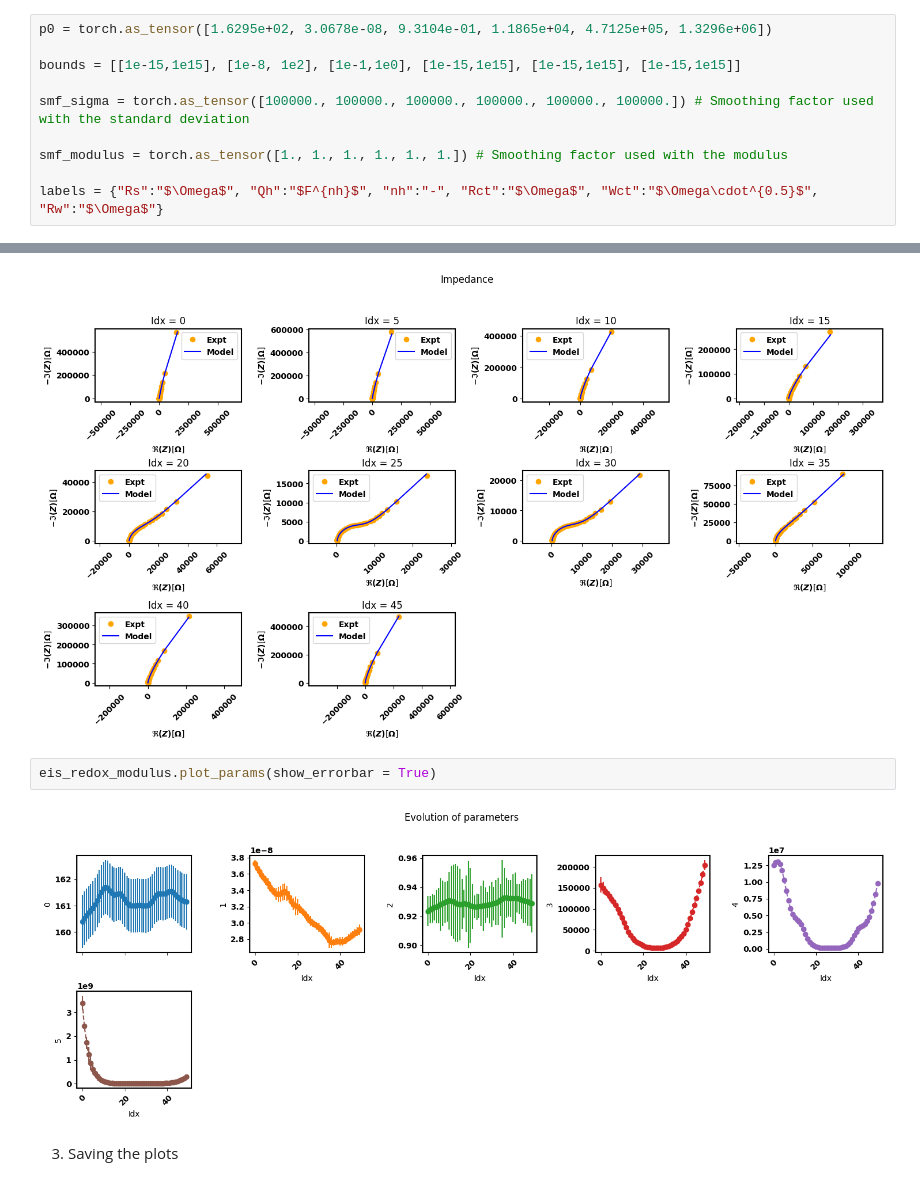
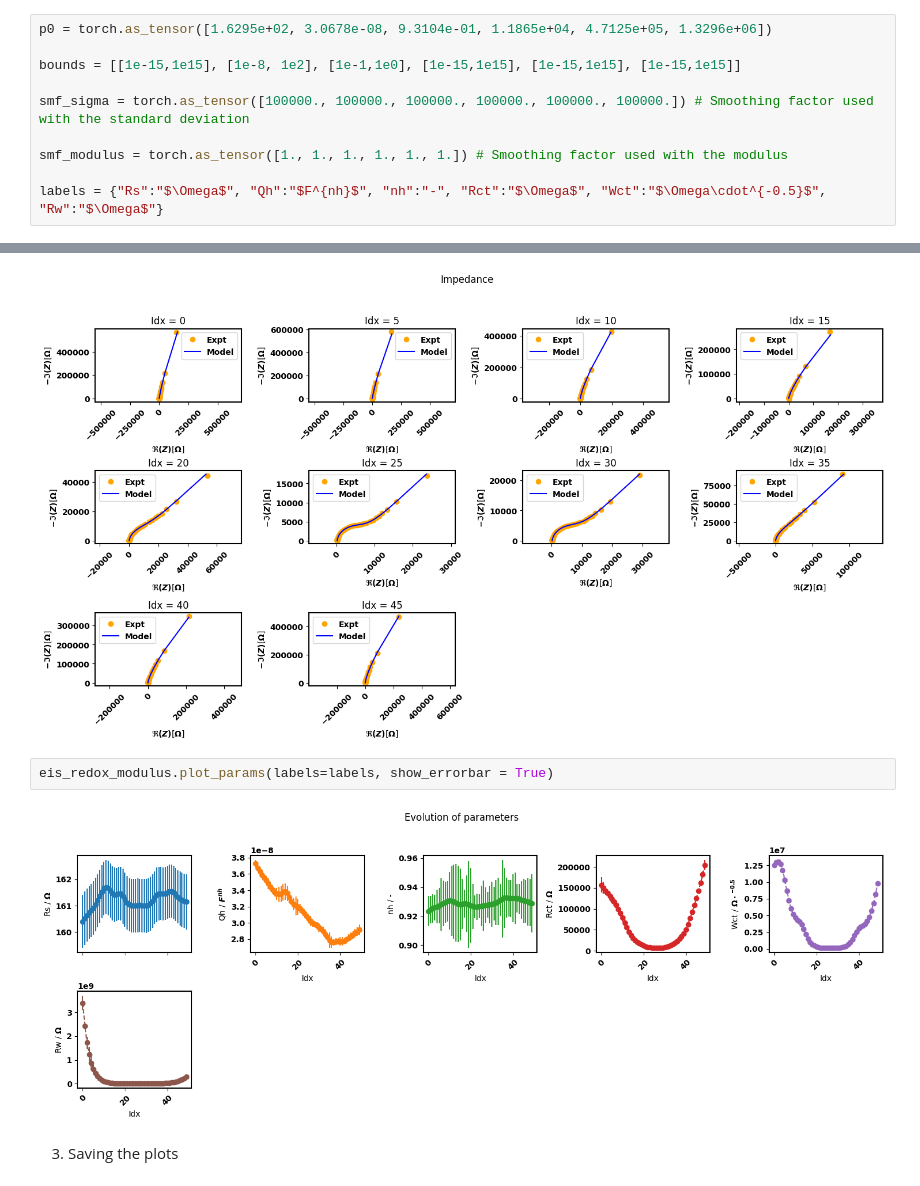
Before and after one commit to richinex/pymultieis, a Jupyter notebook: docs/source/examples/getting-started.ipynb, the cells around one changed output, grey strips where cells are left out. Saved outputs shown, nothing was run; the diff lists cells and outputs as text.

```diff
--- a/docs/source/examples/getting-started.ipynb
+++ b/docs/source/examples/getting-started.ipynb
@@ -49,7 +49,7 @@ smf_sigma = torch.as_tensor([100000., 100000., 100000., 100000., 100000., 100000
 
 smf_modulus = torch.as_tensor([1., 1., 1., 1., 1., 1.]) # Smoothing factor used with the modulus
 
-labels = {"Rs":"$\Omega$", "Qh":"$F^{nh}$", "nh":"-", "Rct":"$\Omega$", "Wct":"$\Omega\cdot^{0.5}$", "Rw":"$\Omega$"}
+labels = {"Rs":"$\Omega$", "Qh":"$F^{nh}$", "nh":"-", "Rct":"$\Omega$", "Wct":"$\Omega\cdot^{-0.5}$", "Rw":"$\Omega$"}
 # %% [markdown]
 1. using the standard deviation as weighting
 # %%
@@ -96,9 +96,9 @@ eis_redox_modulus.plot_nyquist(5)
 [figure]
 [figure]
 # %%
-eis_redox_modulus.plot_params(show_errorbar = True)
+eis_redox_modulus.plot_params(labels=labels, show_errorbar = True)
 # %% [output]
-[figure, old version]
+[figure, new version]
 # %% [markdown]
 3. Saving the plots
 # %%
```
Also changed, not shown: parts of 2 cells of this notebook, 9 other files.
